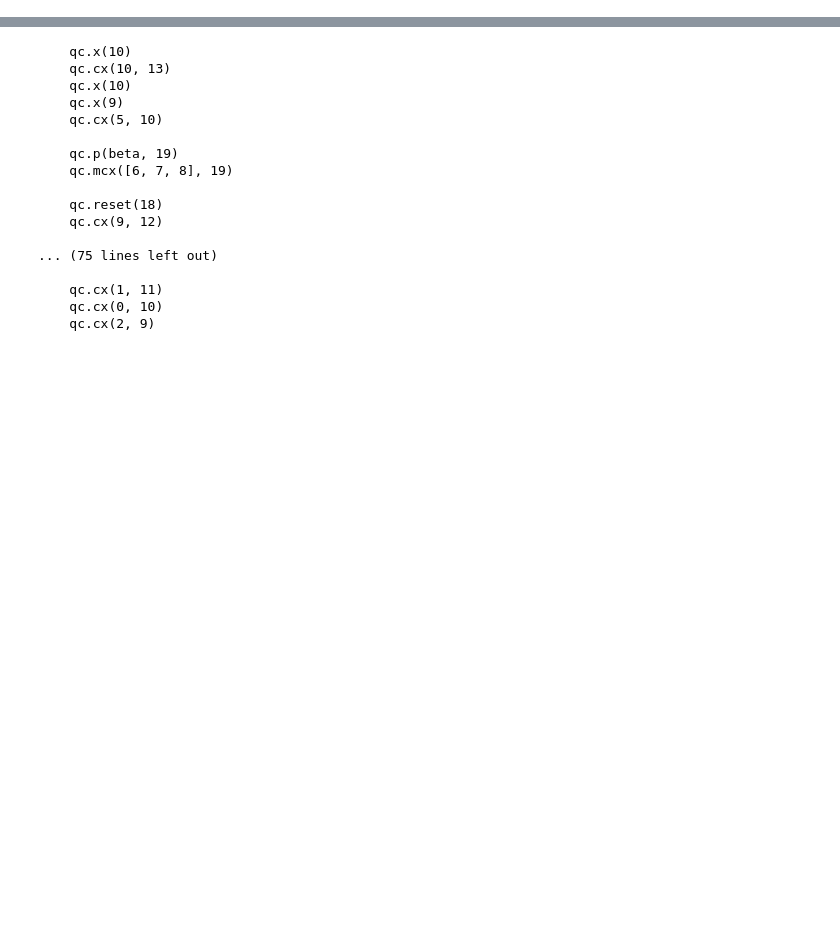
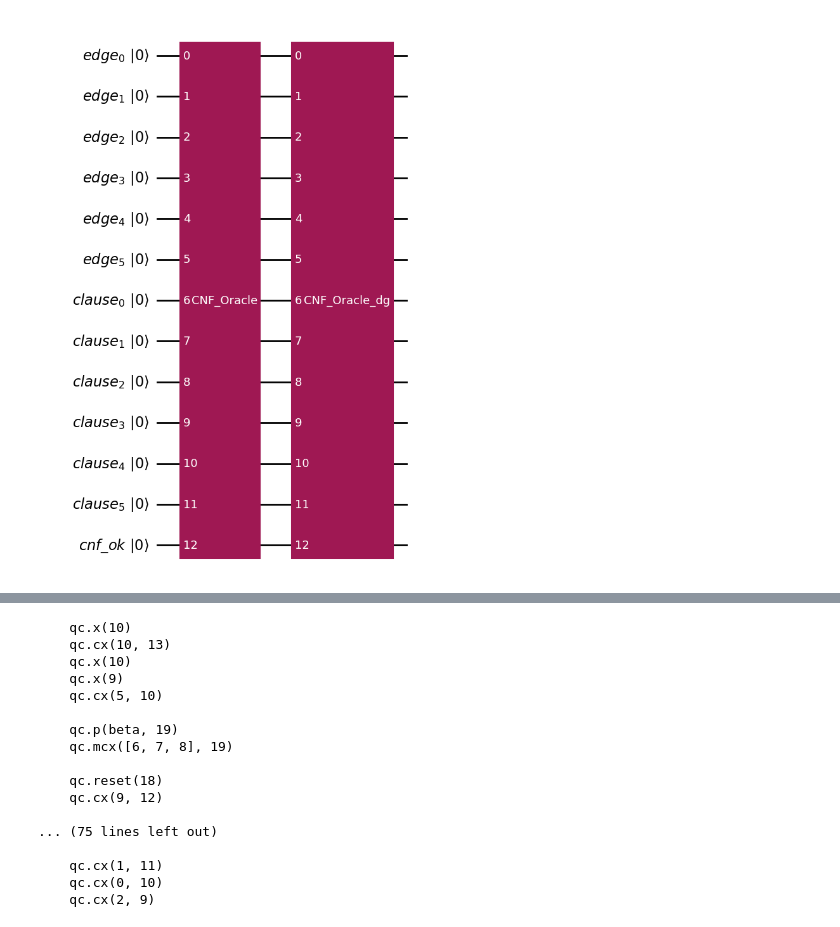
Before and after one commit to michelebanfi/cSAT, a Jupyter notebook: fast.ipynb, the cells around one changed output, grey strips where cells are left out. Drawn from its saved outputs; the diff is of its cells as text; code cells hidden in the pictures; blank space fills up the shorter version.

```diff
--- a/fast.ipynb
+++ b/fast.ipynb
@@ -0,0 +399,4 @@
+# %%
+main_qc.draw(output='mpl', initial_state=True, fold=100)
+# %% [output]
+[figure, added]
```
Also changed, not shown: parts of 4 cells of this notebook, 6 other files.
